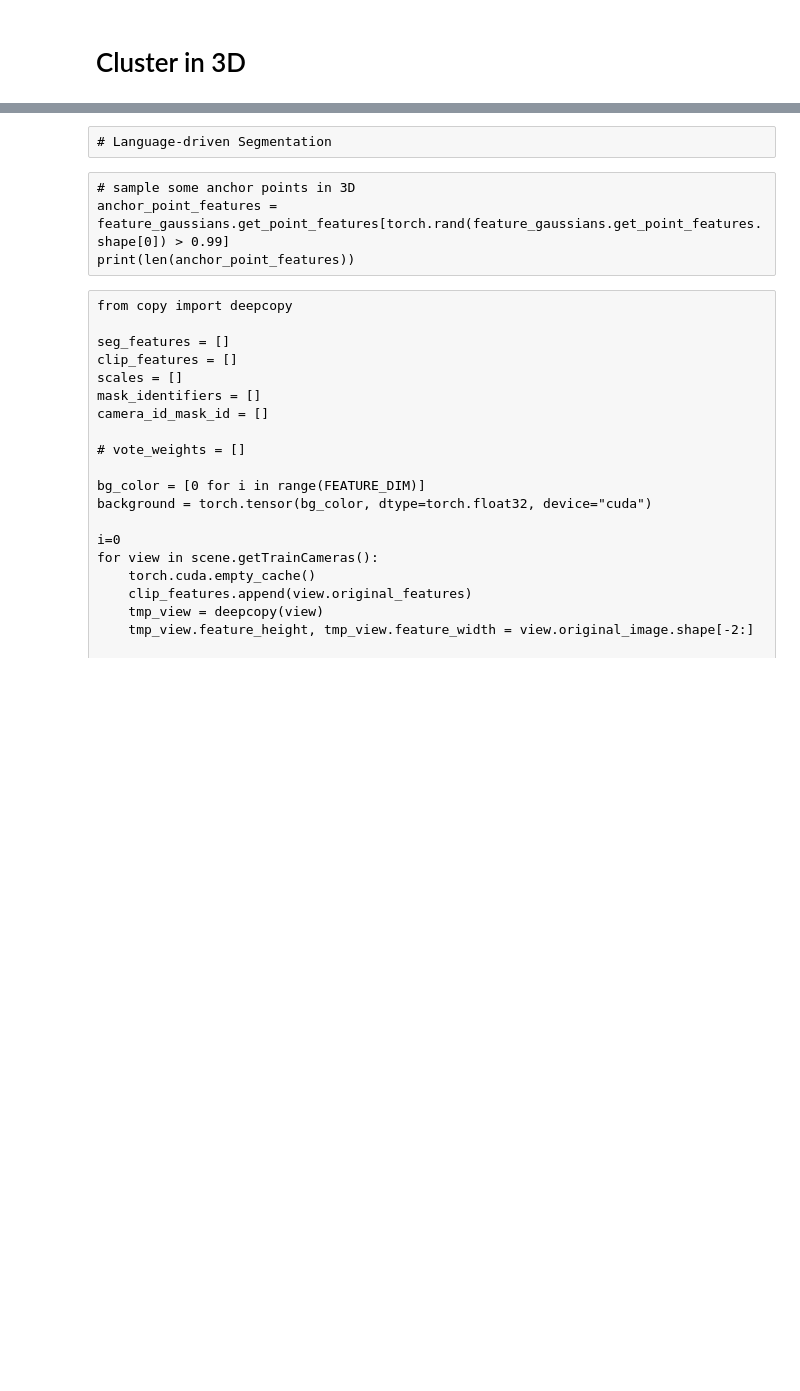
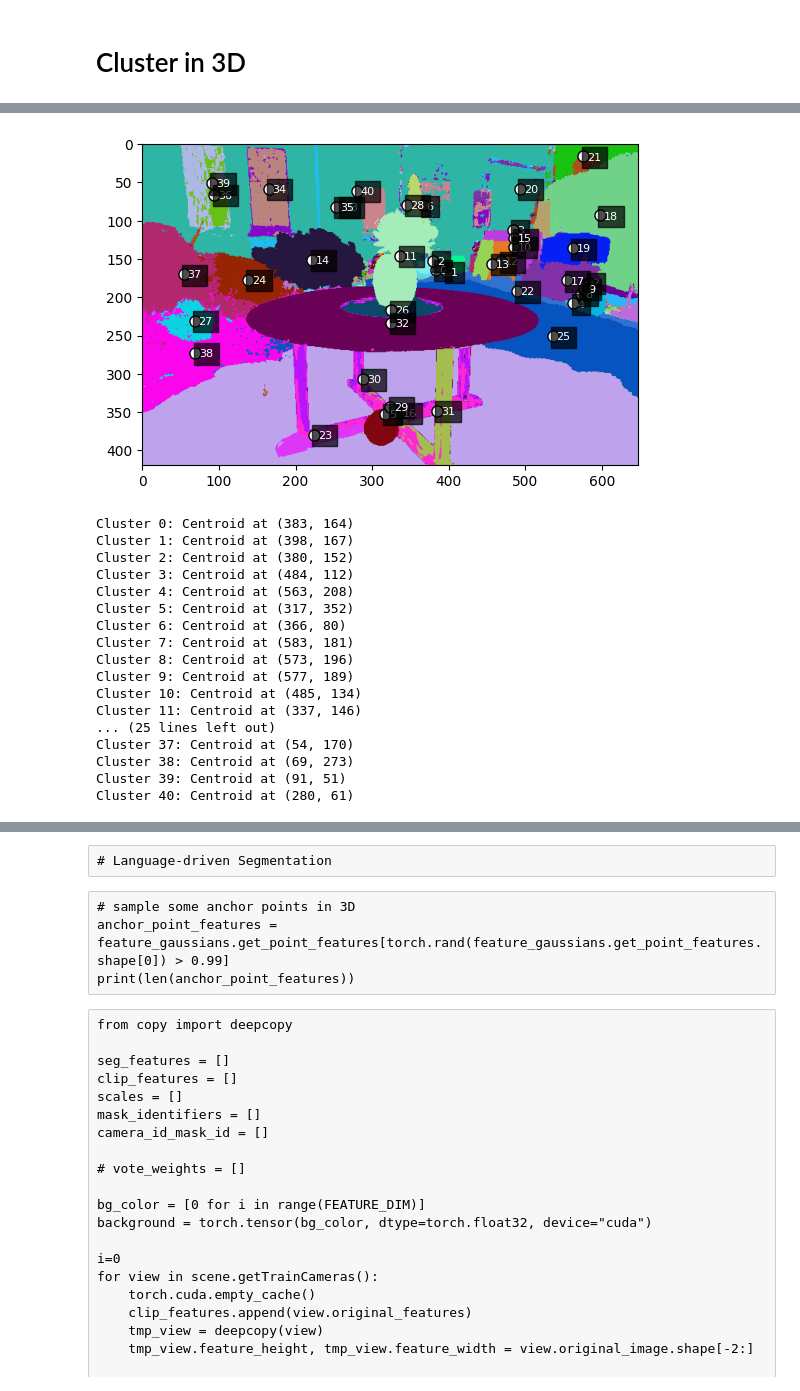
Before and after one commit to ArnavVarshney/SegAnyGAussians, a Jupyter notebook: prompt_segmenting.ipynb, the cells around one changed output, grey strips where cells are left out. Drawn from its saved outputs; the diff is of its cells as text; code cells hidden in the pictures; blank space fills up the shorter version.

```diff
--- a/prompt_segmenting.ipynb
+++ b/prompt_segmenting.ipynb
@@ -445,0 +460,56 @@ plt.imshow(rendered_seg_map.permute([1,2,0]).detach().cpu().numpy())
+# %%
+# Find centroids for 2D clusters
+cluster_centers_coords = []
+cluster_ids = []
+
+# Process each cluster
+for i in range(len(cluster_centers)):
+    # Create binary mask for this cluster
+    cluster_mask = (segmentation_res_idx == i).cpu().numpy()
+
+    # Skip empty clusters
+    if not cluster_mask.any():
+        continue
+
+    # Find all coordinates (y, x) where this cluster exists
+    y_coords, x_coords = np.where(cluster_mask)
+
+    # Calculate centroid as average position
+    centroid_y = int(np.mean(y_coords))
+    centroid_x = int(np.mean(x_coords))
+
+    cluster_centers_coords.append((centroid_x, centroid_y))
+    cluster_ids.append(i)
+
+# First show the colored cluster image
+plt.imshow(colored_labels)
+
+# Then overlay centroids as points
+for i, (x, y) in enumerate(cluster_centers_coords):
+    plt.plot(x, y, 'o', color='white', markersize=8, markeredgecolor='black')
+    plt.text(x+5, y+5, f"{cluster_ids[i]}", color='white',
+             fontsize=8, bbox=dict(facecolor='black', alpha=0.7))
+plt.show()
+
+# Print centroid coordinates
+for i, coord in enumerate(cluster_centers_coords):
+    print(f"Cluster {cluster_ids[i]}: Centroid at {coord}")
+# %% [output]
+[figure, added]
+Cluster 0: Centroid at (383, 164)
+Cluster 1: Centroid at (398, 167)
+Cluster 2: Centroid at (380, 152)
+Cluster 3: Centroid at (484, 112)
+Cluster 4: Centroid at (563, 208)
+Cluster 5: Centroid at (317, 352)
+Cluster 6: Centroid at (366, 80)
+Cluster 7: Centroid at (583, 181)
+Cluster 8: Centroid at (573, 196)
+Cluster 9: Centroid at (577, 189)
+Cluster 10: Centroid at (485, 134)
+Cluster 11: Centroid at (337, 146)
+... (25 lines left out)
+Cluster 37: Centroid at (54, 170)
+Cluster 38: Centroid at (69, 273)
+Cluster 39: Centroid at (91, 51)
+Cluster 40: Centroid at (280, 61)
```
Also changed, not shown: parts of 27 cells of this notebook.
